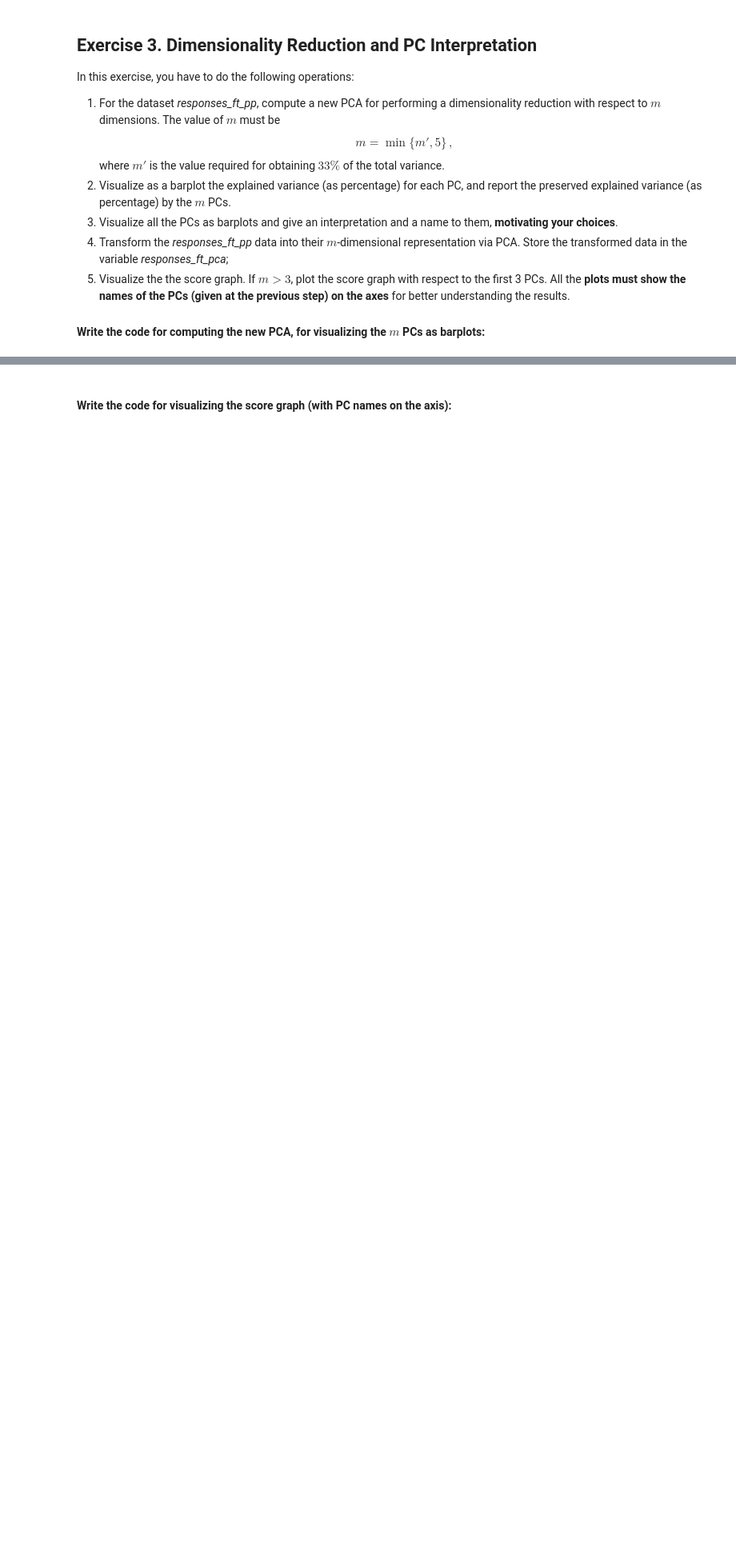
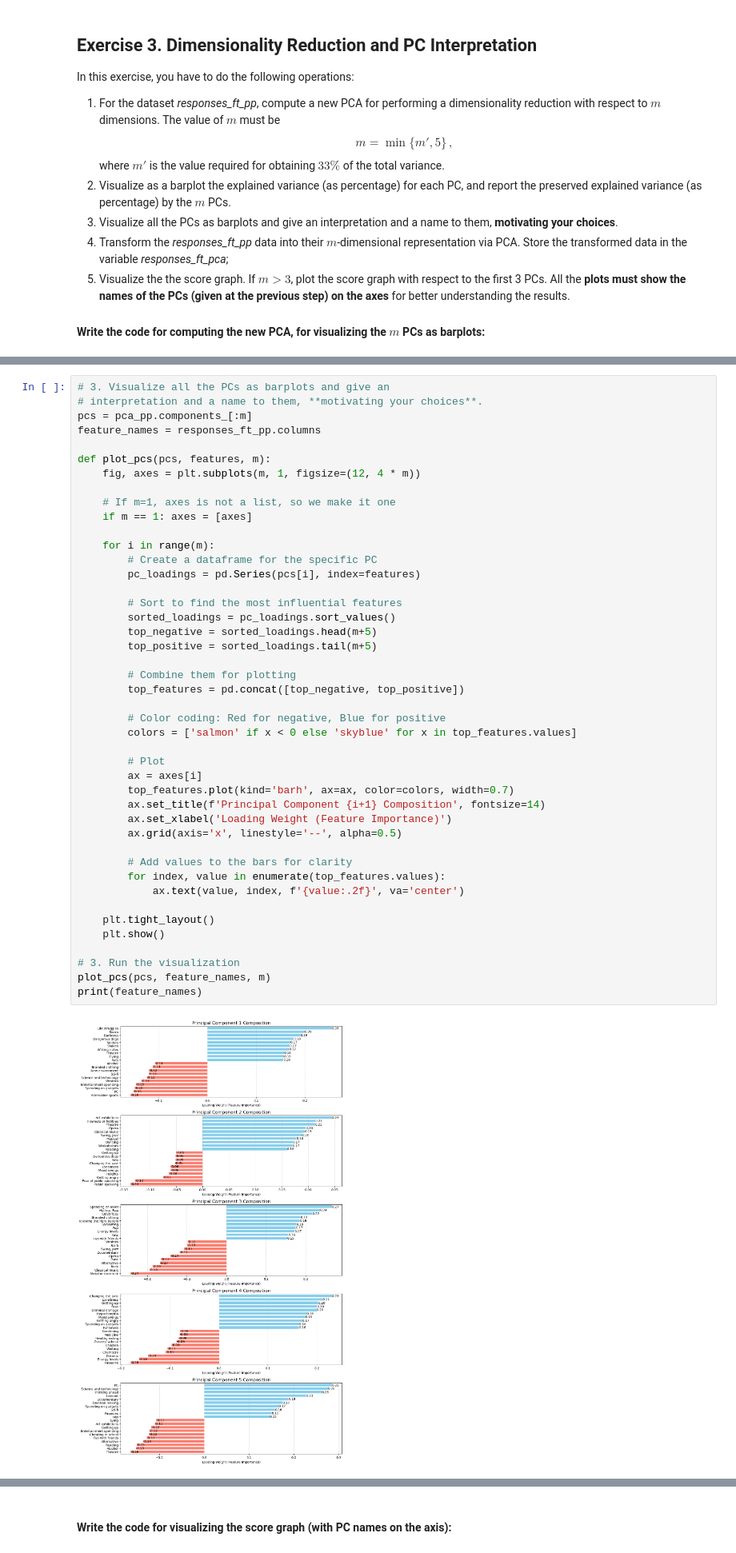
Before and after one commit to leonardopassafiume/PCA_Analysis, a Jupyter notebook: HWpca_Baiocchi_Passafiume.ipynb, the cells around one changed output, grey strips where cells are left out. Shown at 80% size. Cells and saved outputs as stored; diff of their text form; blank space fills up the shorter version.

```diff
--- a/HWpca_Baiocchi_Passafiume.ipynb
+++ b/HWpca_Baiocchi_Passafiume.ipynb
@@ -390,0 +440,46 @@ In this exercise, you have to do the following operations:
+# %%
+# 3. Visualize all the PCs as barplots and give an
+# interpretation and a name to them, **motivating your choices**.
+pcs = pca_pp.components_[:m]
+feature_names = responses_ft_pp.columns
+
+def plot_pcs(pcs, features, m):
+    fig, axes = plt.subplots(m, 1, figsize=(12, 4 * m))
+
+    # If m=1, axes is not a list, so we make it one
+    if m == 1: axes = [axes]
+
+    for i in range(m):
+        # Create a dataframe for the specific PC
+        pc_loadings = pd.Series(pcs[i], index=features)
+
+        # Sort to find the most influential features
+        sorted_loadings = pc_loadings.sort_values()
+        top_negative = sorted_loadings.head(m+5)
+        top_positive = sorted_loadings.tail(m+5)
+
+        # Combine them for plotting
+        top_features = pd.concat([top_negative, top_positive])
+
+        # Color coding: Red for negative, Blue for positive
+        colors = ['salmon' if x < 0 else 'skyblue' for x in top_features.values]
+
+        # Plot
+        ax = axes[i]
+        top_features.plot(kind='barh', ax=ax, color=colors, width=0.7)
+        ax.set_title(f'Principal Component {i+1} Composition', fontsize=14)
+        ax.set_xlabel('Loading Weight (Feature Importance)')
+        ax.grid(axis='x', linestyle='--', alpha=0.5)
+
+        # Add values to the bars for clarity
+        for index, value in enumerate(top_features.values):
+            ax.text(value, index, f'{value:.2f}', va='center')
+
+    plt.tight_layout()
+    plt.show()
+
+# 3. Run the visualization
+plot_pcs(pcs, feature_names, m)
+print(feature_names)
+# %% [output]
+[figure, added]
```
Also changed, not shown: parts of 4 cells of this notebook, 1 other file.
